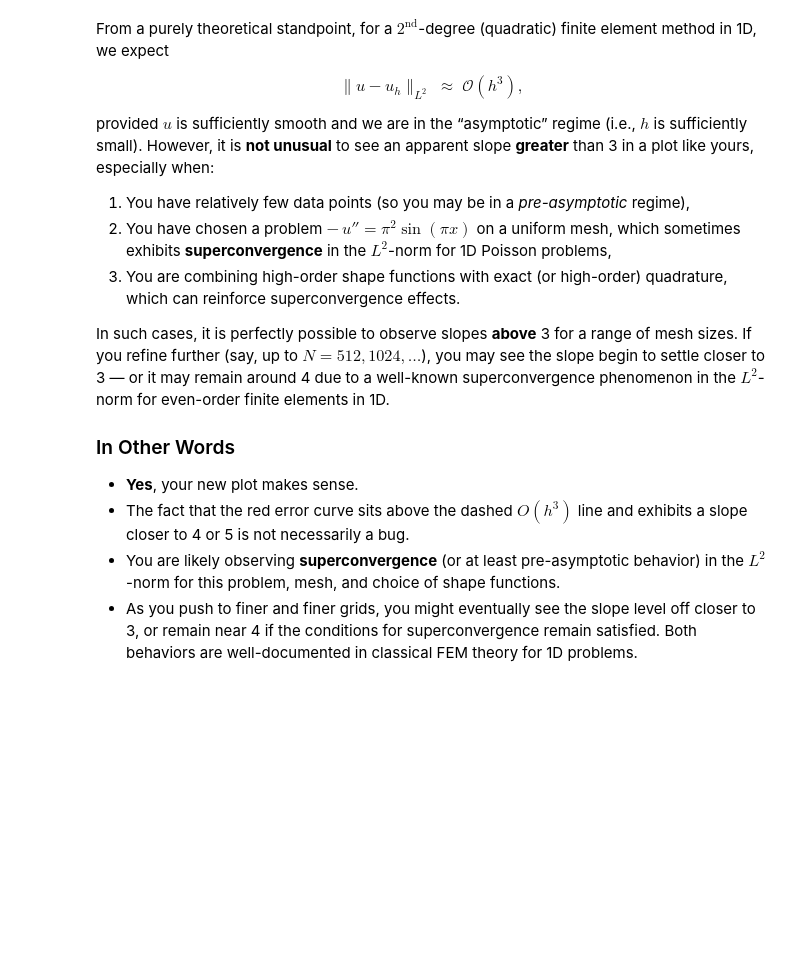
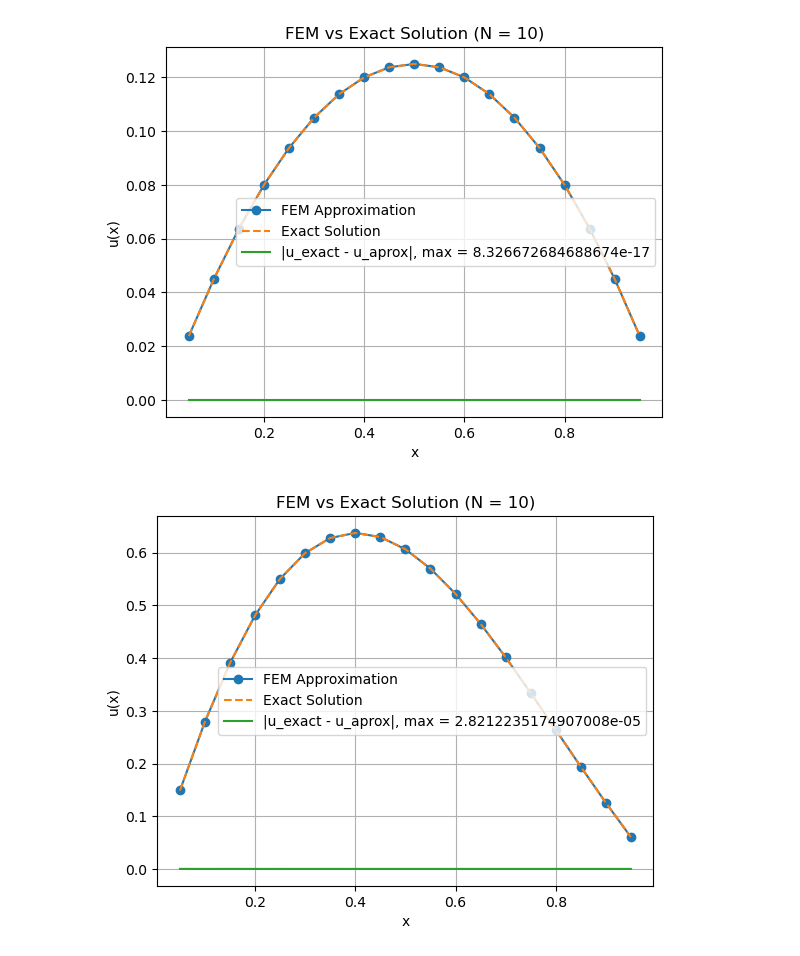
Before and after one commit to Hideaway27181/NumDifProsjekt2, a Jupyter notebook: Notebookfor1b.-1.ipynb, the cells around one changed output. Saved outputs shown, nothing was run; the diff lists cells and outputs as text; code cells hidden in the pictures; blank space fills up the shorter version.

```diff
--- a/Notebookfor1b.-1.ipynb
+++ b/Notebookfor1b.-1.ipynb
@@ -91,0 +44,18 @@ def main():
+# %%
+def f_test(x):
+    return np.pi**2 * np.sin(np.pi*x) # 2.0
+def u_exact(x):
+
+    return np.sin(np.pi*x) #x*(1-x).
+
+def f1(x):
+    '''source function f(x) = 1'''
+    return np.ones_like(x)
+def exact1(x):
+    return 1/2*x*(1-x)
+
+def f2(x):
+    return -np.exp(-x)*(np.sin(np.pi*x)*(1-np.pi**2) - 2*np.pi*np.cos(np.pi*x))
+
+def exact2(x):
+    return np.exp(-x)*(np.sin(np.pi*x))
@@ -114,20 +107,42 @@ Empirical rate between N=500 and N=1000: -1.849
-# %% [markdown]
-From a purely theoretical standpoint, for a $2^\text{nd}$-degree (quadratic) finite element method in 1D, we expect
-
-$$
-\|u - u_h\|_{L^2} \;\approx\; \mathcal{O}(h^{3}),
-$$
-
-provided $u$ is sufficiently smooth and we are in the “asymptotic” regime (i.e., $h$ is sufficiently small). However, it is **not unusual** to see an apparent slope **greater** than 3 in a plot like yours, especially when:
-
-1. You have relatively few data points (so you may be in a *pre-asymptotic* regime),
-2. You have chosen a problem $-\,u'' = \pi^2 \sin(\pi x)$ on a uniform mesh, which sometimes exhibits **superconvergence** in the $L^2$-norm for 1D Poisson problems,
-3. You are combining high-order shape functions with exact (or high-order) quadrature, which can reinforce superconvergence effects.
-
-In such cases, it is perfectly possible to observe slopes **above** 3 for a range of mesh sizes. If you refine further (say, up to $N=512, 1024, \ldots$), you may see the slope begin to settle closer to 3 — or it may remain around 4 due to a well-known superconvergence phenomenon in the $L^2$-norm for even-order finite elements in 1D.
-
-### In Other Words
-- **Yes**, your new plot makes sense.
-- The fact that the red error curve sits above the dashed $O(h^3)$ line and exhibits a slope closer to 4 or 5 is not necessarily a bug.
-- You are likely observing **superconvergence** (or at least pre-asymptotic behavior) in the $L^2$-norm for this problem, mesh, and choice of shape functions.
-- As you push to finer and finer grids, you might eventually see the slope level off closer to 3, or remain near 4 if the conditions for superconvergence remain satisfied. Both behaviors are well-documented in classical FEM theory for 1D problems.
+# %%
+ def plot_FEM_and_exact(u_aprox, u_exact, N, direchlet=True):
+    '''
+    Plots the approximated FEM solution against the exact solution.
+    Plots absolute error and shows max norm of errors
+
+    input:
+    - u_aprox: solution from FEM (assumed to be full vector of length 2N+1)
+    - u_exact: callable exact solution u(x)
+    - N: number of elements
+    '''
+
+    x_nodes = np.linspace(0, 1, 2*N + 1)  # FEM global nodes (where u_aprox is defined)
+    # print(x_nodes, x_nodes[1:-1])
+    exact_values = u_exact(x_nodes)
+    # print(exact_values.shape)
+    if direchlet:
+        x_nodes = x_nodes[1:-1]
+    exact_values = u_exact(x_nodes)   # Evaluate exact solution at same points
+    # print(exact_values.shape)
+    errors = np.abs(exact_values - u_aprox)
+
+    plt.plot(x_nodes, u_aprox, 'o-', label='FEM Approximation')
+    plt.plot(x_nodes, exact_values, '--', label='Exact Solution')
+    plt.plot(x_nodes, errors, label = f'|u_exact - u_aprox|, max = {np.max(errors)}')
+    plt.xlabel('x')
+    plt.ylabel('u(x)')
+    plt.title(f'FEM vs Exact Solution (N = {N})')
+    plt.grid(True)
+    plt.legend()
+    plt.show()
+
+
+#tests:
+u1 = fem_solver(f1,10)
+plot_FEM_and_exact(u1, exact1, 10)
+
+u2 = fem_solver(f2, 10)
+plot_FEM_and_exact(u2, exact2, 10)
+# %% [output]
+[figure, added]
+[figure, added]
```
Also changed, not shown: parts of 5 cells of this notebook, 3 other files.
